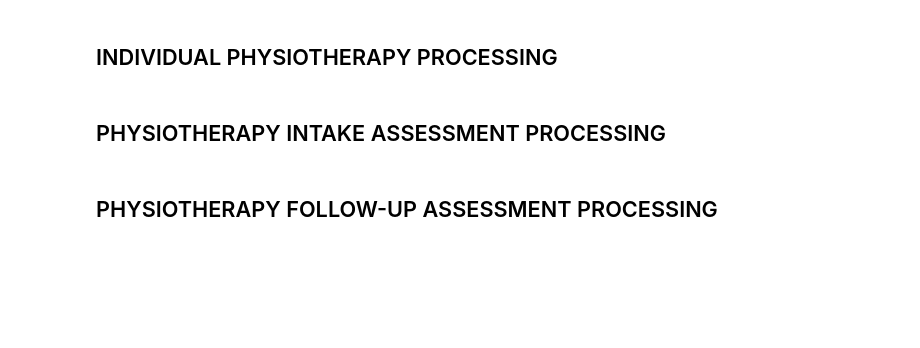
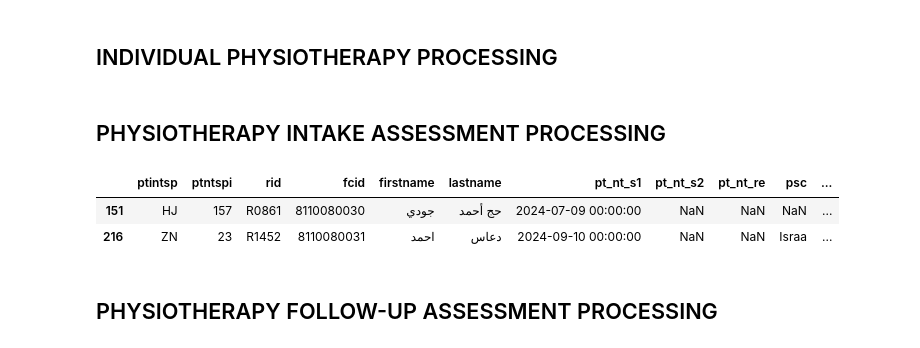
Before and after one commit to ModarYaghi/fc-performeter, a Jupyter notebook: notebooks/unvfvt.ipynb, the cells around one changed output. Drawn from its saved outputs; the diff is of its cells as text; code cells hidden in the pictures; blank space fills up the shorter version.

Commit message:
hsh report data prepared

```diff
--- a/notebooks/unvfvt.ipynb
+++ b/notebooks/unvfvt.ipynb
@@ -275,6 +242,16 @@ ptint_24 = pd.merge(ptint_24, unique_intake[int_criteria], on='rid', how='left')
 ptint_24 = pd.merge(ptint_24, unique_scr[['rid', 'sex', 'age']], on='rid', how='left')
 # %%
 ptint_24.to_csv(r"../data/processed/hsh_report/ptint324.csv", index=False)
+# %%
+pt_int = pd.read_csv(r"../data/processed/0924/12_ptint_0924.csv")
+ptint_dataset = Dataset(config_file, ptint_file.sheet)
+ptint_file = path_manager.get_data_file(Category.PT, PTFile.PTNT)
+ptint_24 = filter_dataframe_on_date(pt_int, ptint_dataset.dvars, START, END)
+ptint_24
+# %% [output]
+|  | ptintsp | ptntspi | rid | fcid | firstname | lastname | pt_nt_s1 | pt_nt_s2 | pt_nt_re | psc | ... |
+| 151 | HJ | 157 | R0861 | 8110080030 | جودي | حج أحمد | 2024-07-09 00:00:00 | NaN | NaN | NaN | ... |
+| 216 | ZN | 23 | R1452 | 8110080031 | احمد | دعاس | 2024-09-10 00:00:00 | NaN | NaN | Israa | ... |
 # %% [markdown]
 ## PHYSIOTHERAPY FOLLOW-UP ASSESSMENT PROCESSING
 # %%
```
Also changed, not shown: parts of 26 cells of this notebook, 7 other files.
